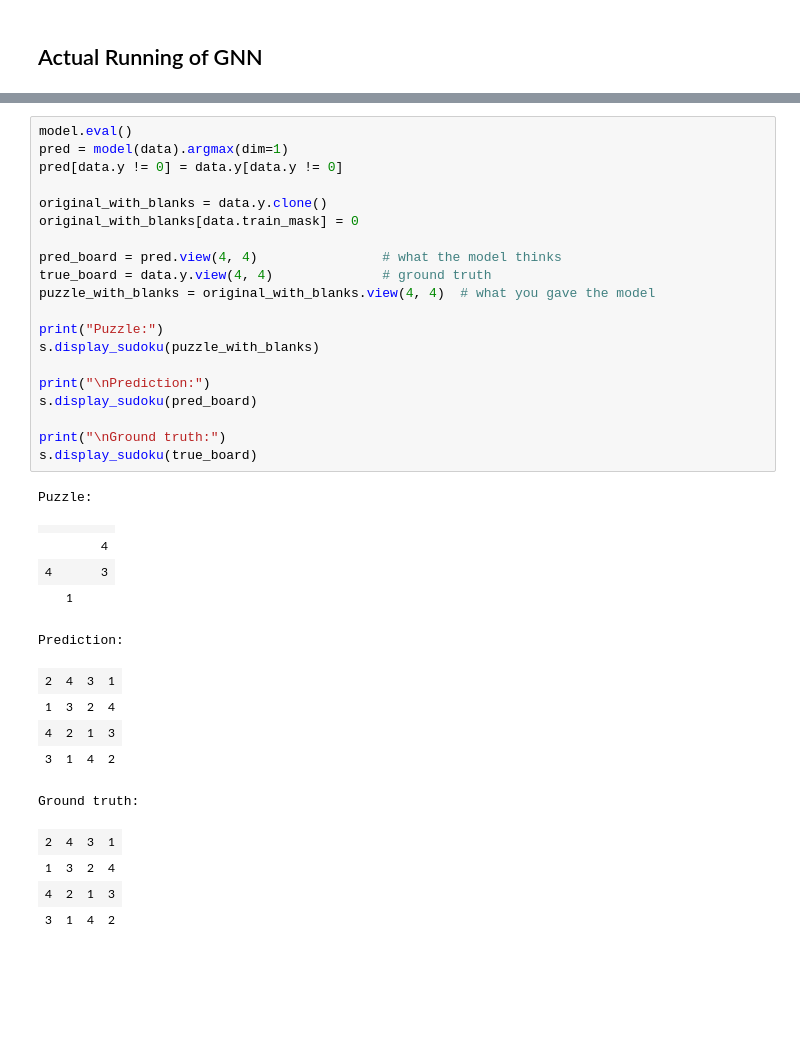
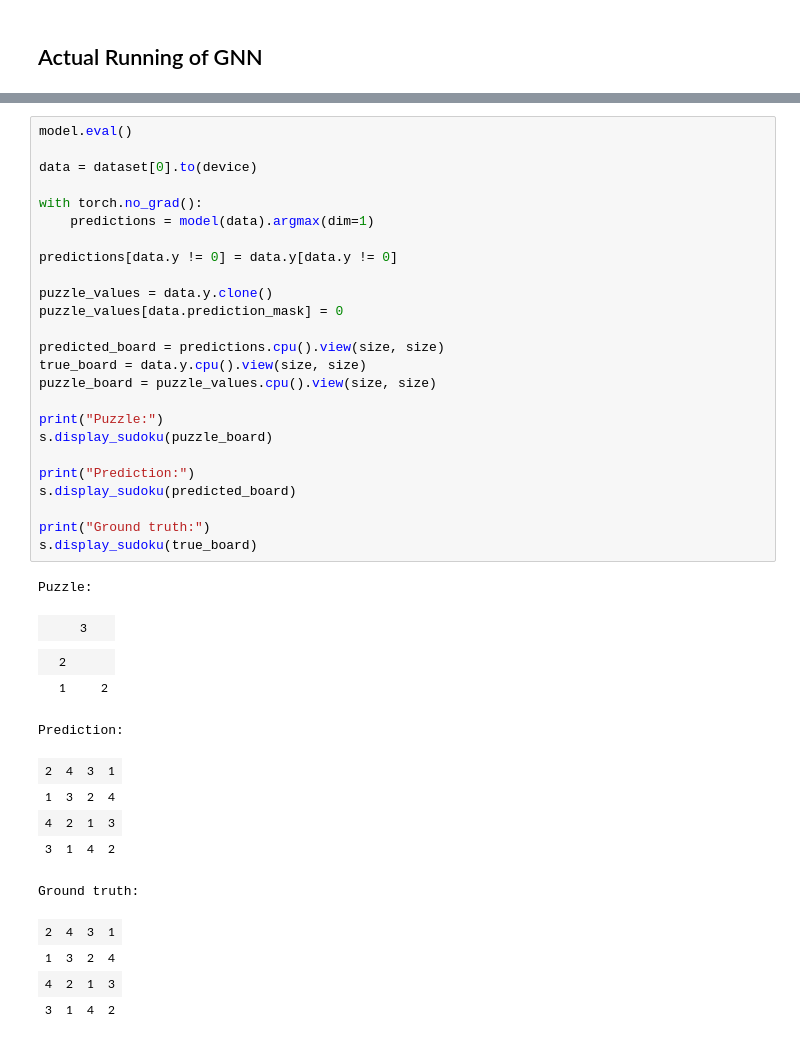
Before and after one commit to KaiSoFly14/Sudoku, a Jupyter notebook: main.ipynb, the cells around one changed output, grey strips where cells are left out. Drawn from its saved outputs; the diff is of its cells as text; blank space fills up the shorter version.

```diff
--- a/main.ipynb
+++ b/main.ipynb
@@ -184,29 +158,34 @@ for epoch in range(1000):
 # %%
 model.eval()
-pred = model(data).argmax(dim=1)
-pred[data.y != 0] = data.y[data.y != 0]
 
-original_with_blanks = data.y.clone()
-original_with_blanks[data.train_mask] = 0
+data = dataset[0].to(device)
 
-pred_board = pred.view(4, 4)                # what the model thinks
-true_board = data.y.view(4, 4)              # ground truth
-puzzle_with_blanks = original_with_blanks.view(4, 4)  # what you gave the model
+with torch.no_grad():
+    predictions = model(data).argmax(dim=1)
+
+predictions[data.y != 0] = data.y[data.y != 0]
+
+puzzle_values = data.y.clone()
+puzzle_values[data.prediction_mask] = 0
+
+predicted_board = predictions.cpu().view(size, size)
+true_board = data.y.cpu().view(size, size)
+puzzle_board = puzzle_values.cpu().view(size, size)
 
 print("Puzzle:")
-s.display_sudoku(puzzle_with_blanks)
+s.display_sudoku(puzzle_board)
 
-print("\nPrediction:")
-s.display_sudoku(pred_board)
+print("Prediction:")
+s.display_sudoku(predicted_board)
 
-print("\nGround truth:")
+print("Ground truth:")
 s.display_sudoku(true_board)
 # %% [output]
 Puzzle:
+|  |  | 3 |  |
 |  |  |  |  |
-|  |  |  | 4 |
-| 4 |  |  | 3 |
-|  | 1 |  |  |
+|  | 2 |  |  |
+|  | 1 |  | 2 |
 Prediction:
 | 2 | 4 | 3 | 1 |
 | 1 | 3 | 2 | 4 |
```
Also changed, not shown: parts of 11 cells of this notebook, 7 other files.
